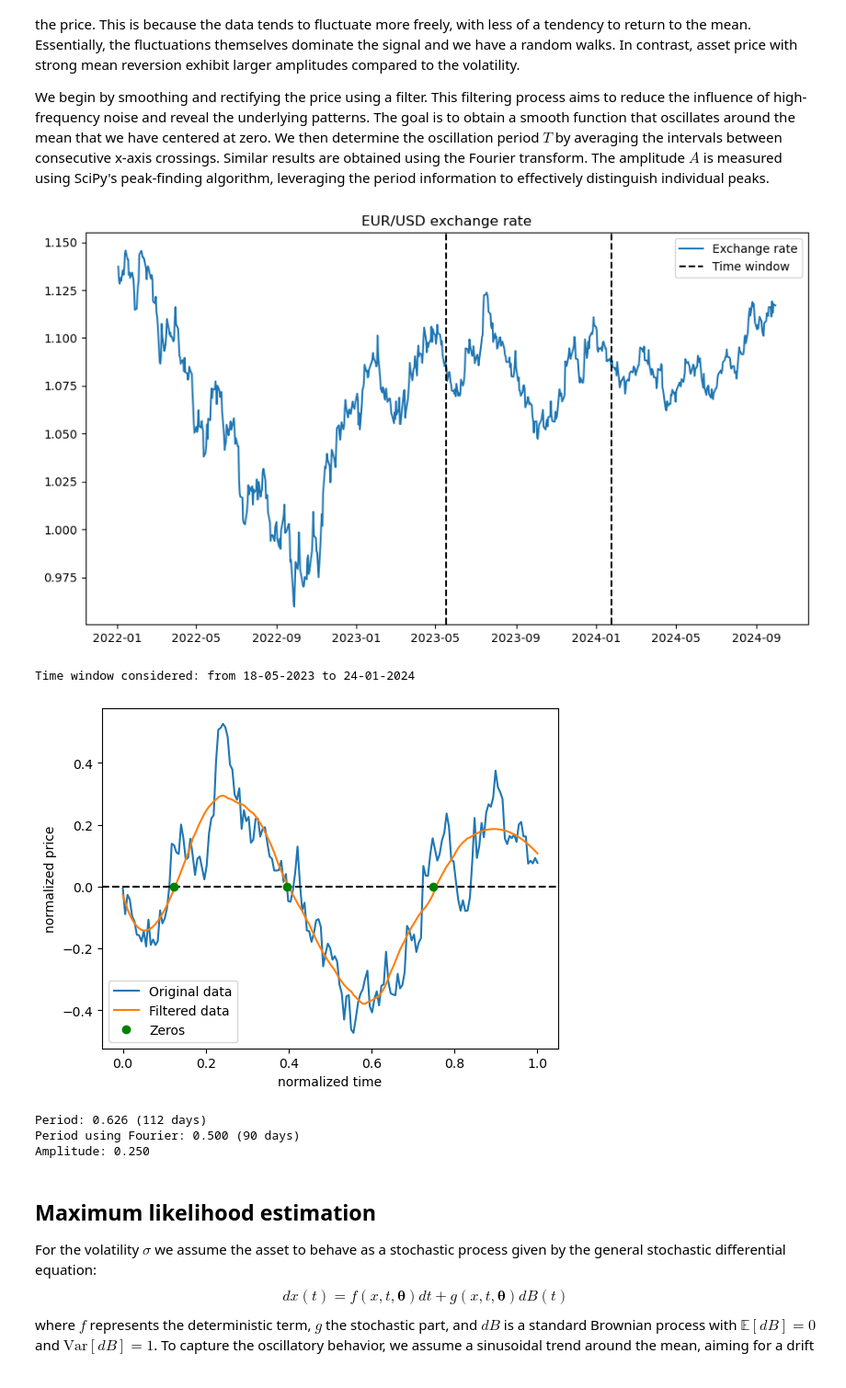
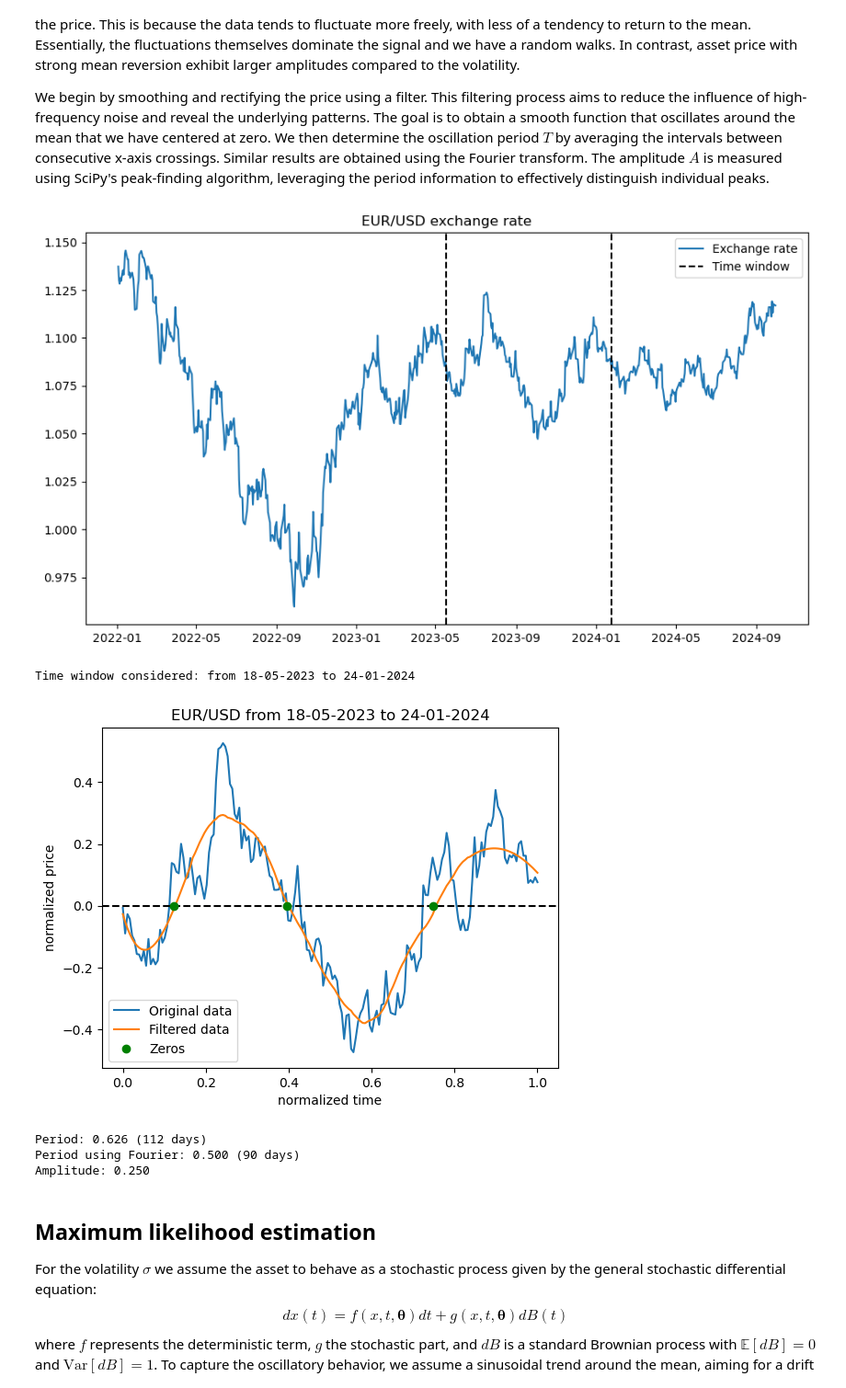
Before and after one commit to lorenzorizzi17/MeanReversionMetric, a Jupyter notebook: MeanReversion.ipynb, the cells around one changed output. Shown at 92% size. Cells and saved outputs as stored; diff of their text form; code cells hidden in the pictures.

Commit message:
Minor plotting fixes

```diff
--- a/MeanReversion.ipynb
+++ b/MeanReversion.ipynb
@@ -160,34 +160,35 @@ x = chunks[chunk_index].to_numpy()
 t = chunks[chunk_index].index.to_numpy()
 
 # Normalization of price x and time t, smoothing the data
 t = (t - t.min()) / (t.max()-t.min())
 x = x / (x.max()-x.min())
 x_filtered = savgol_filter(x, 60, 3)
 
 # Detecting zeros, period and amplitude
 zeros = mr.find_zeros(x_filtered) / len(t)
 period = mr.find_period(x_filtered) / len(t)
 amplitude = mr.find_amplitudes(x_filtered)
 
 # Period using Fourier transform
 priod_fft = mr.find_period_fft(x_filtered) / len(t)
 
 plt.plot(t, x, label='Original data')
 plt.plot(t, x_filtered, label='Filtered data')
 plt.axhline(0, color='black', linestyle='--')
 plt.plot(zeros, np.zeros_like(zeros), 'og', label='Zeros')
 plt.xlabel('normalized time')
 plt.ylabel('normalized price')
+plt.title('EUR/USD from 18-05-2023 to 24-01-2024')
 plt.legend()
 plt.show()
 
 print(f"Period: {period:.3f} ({period*len(t):.0f} days)")
 print(f"Period using Fourier: {priod_fft:.3f} ({priod_fft*len(t):.0f} days)")
 print(f"Amplitude: {amplitude:.3f}")
 # %% [output]
 [figure]
 Time window considered: from 18-05-2023 to 24-01-2024
-[figure, old version]
+[figure, new version]
 Period: 0.626 (112 days)
 Period using Fourier: 0.500 (90 days)
 Amplitude: 0.250
```
Also changed, not shown: parts of 10 cells of this notebook, 1 other file.
